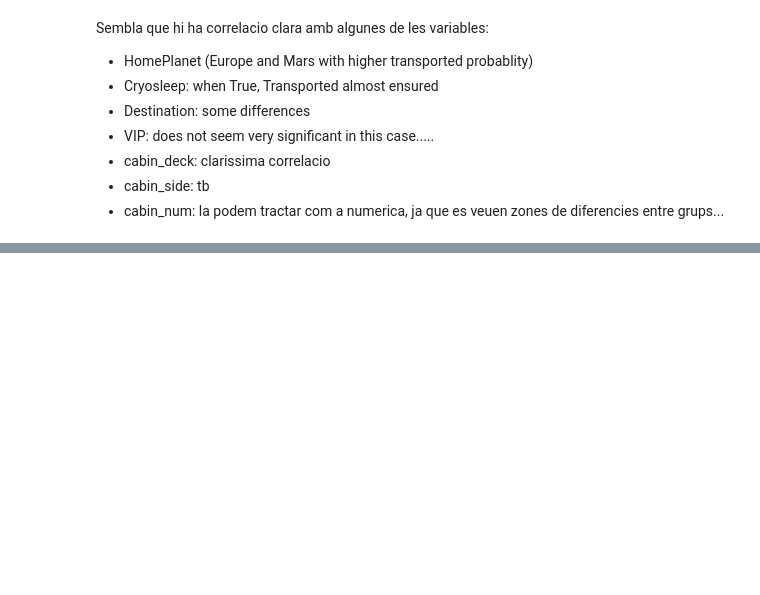
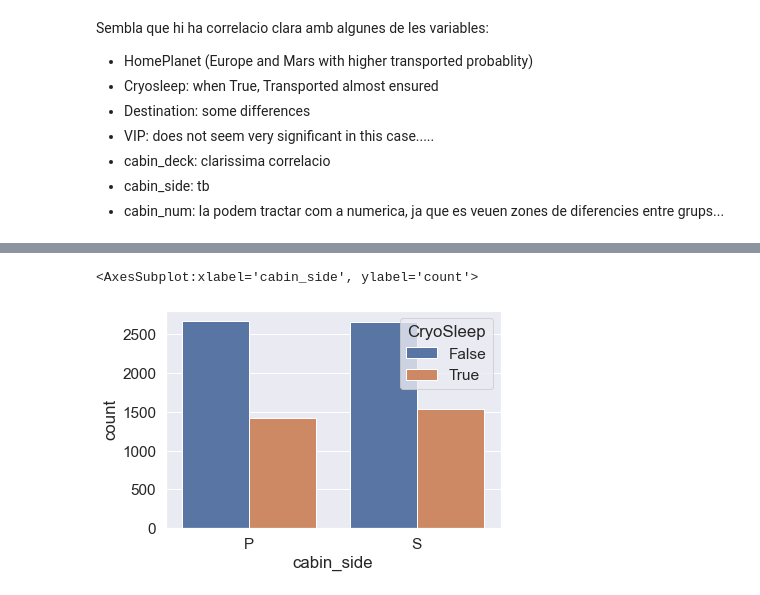
Before and after one commit to PCerralbo/Spaceship_Titanic, a Jupyter notebook: EDA.ipynb, the cells around one changed output, grey strips where cells are left out. Cells and saved outputs as stored; diff of their text form; code cells hidden in the pictures; blank space fills up the shorter version.

```diff
--- a/EDA.ipynb
+++ b/EDA.ipynb
@@ -184,0 +203,5 @@ sns.histplot(data = df, x = 'Total_expenses', hue ='Transported', kde = True, bi
+# %%
+sns.countplot(data = df, x ='cabin_side',  hue = 'CryoSleep')
+# %% [output]
+<AxesSubplot:xlabel='cabin_side', ylabel='count'>
+[figure, added]
```
Also changed, not shown: parts of 23 cells of this notebook, 6 other files.
